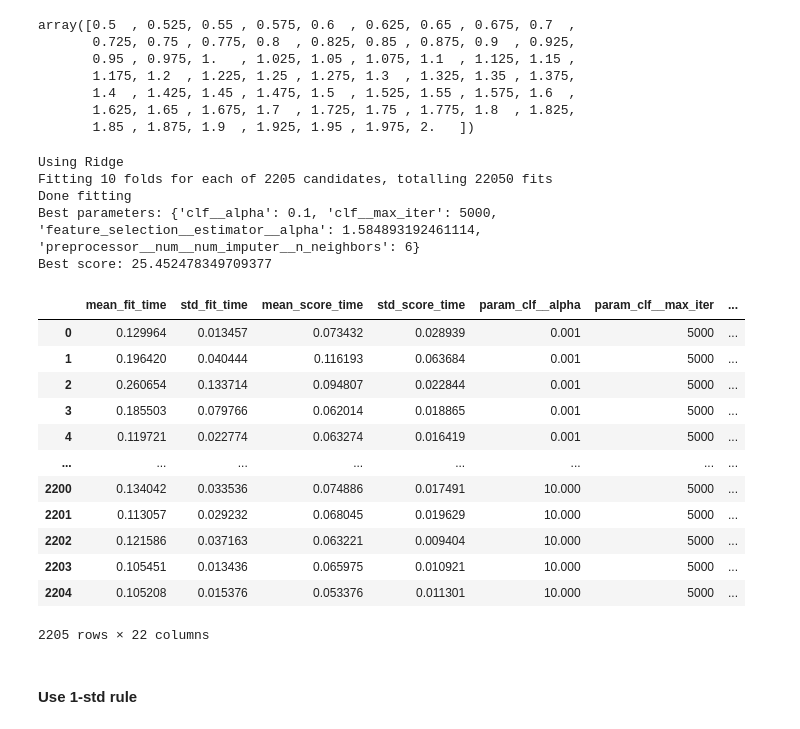
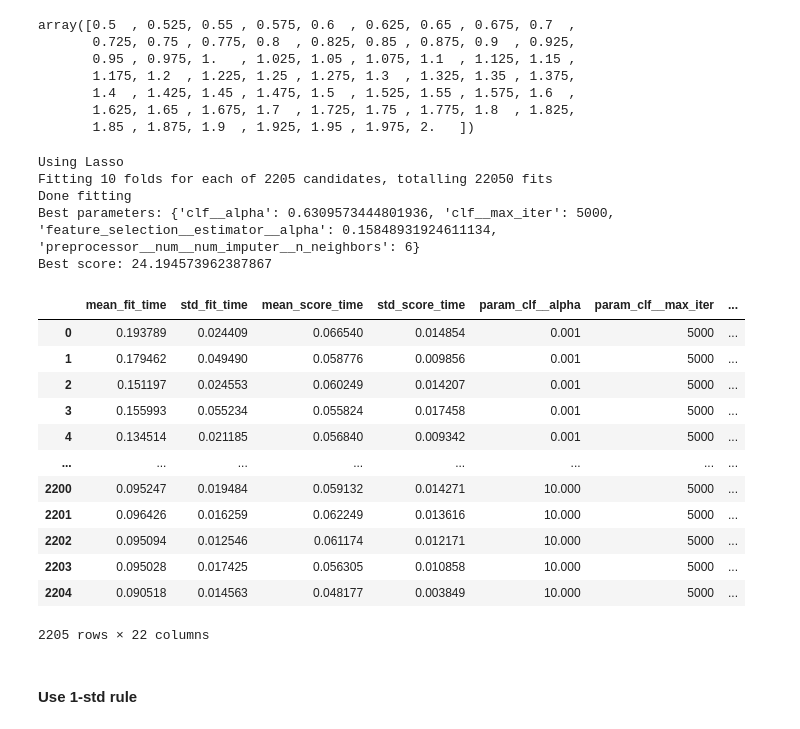
Before and after one commit to viktorseba/CDA, a Jupyter notebook: Case1/project.ipynb, the cells around one changed output. Cells and saved outputs as stored; diff of their text form; code cells hidden in the pictures.

```diff
--- a/Case1/project.ipynb
+++ b/Case1/project.ipynb
@@ -1111,6 +1111,7 @@ from sklearn.preprocessing import OneHotEncoder, StandardScaler
 from sklearn.compose import ColumnTransformer
 from sklearn.impute import KNNImputer, SimpleImputer
 from sklearn.svm import SVR
+from sklearn.model_selection import GridSearchCV
 from sklearn.utils.validation import check_is_fitted
 
 # Dataloading ####################################################################################
@@ -1143,7 +1144,7 @@ def make_pipeline(X, model=Ridge()):
 
     classifier = Pipeline(steps=[
         ('preprocessor', preprocesser),
-        ('feature_selection', SelectFromModel(Lasso())),  # Hyperparameter alpha
+        ('feature_selection', SelectFromModel(Lasso(max_iter=5000))),  # Hyperparameter alpha
         ('clf', model)
     ])
     return classifier
@@ -1191,7 +1192,7 @@ param_grid_Gradient = {
 
 # Run grid search for one model ##################################################################
 K = 10
-model = Ridge()
+model = Lasso()
 # model = SVR()
 model_class_name = model.__class__.__name__
 if model_class_name in ['Ridge', 'Lasso']:
@@ -1212,47 +1213,47 @@ grid_search = GridSearchCV(make_pipeline(X, model),
                            cv=K,
                            n_jobs=-1,
                            verbose=3,
                            scoring='neg_root_mean_squared_error',
                            refit=True,
                            return_train_score=False)
 
 # Fit the model with GridSearchCV
 grid_search.fit(X, y)
 print('Done fitting')
 
 # Use the best model to make predictions
 best_model = grid_search.best_estimator_
 best_parameters = grid_search.best_params_
 
 # Check the best parameters and model
 print("Best parameters:", best_parameters)
 print("Best score:", -grid_search.best_score_)
 
 # Check if all steps are fitted
 # check_is_fitted(best_model.named_steps['imputer'])
 
 # y_pred = best_model.predict(X_test)
 cv_results = pd.DataFrame(grid_search.cv_results_)
 cv_results.to_csv(f'{model_class_name}_cv_results.csv')
 cv_results
 # %% [output]
-Using Ridge
+Using Lasso
 Fitting 10 folds for each of 2205 candidates, totalling 22050 fits
 Done fitting
-Best parameters: {'clf__alpha': 0.1, 'clf__max_iter': 5000, 'feature_selection__estimator__alpha': 1.584893192461114, 'preprocessor__num__num_imputer__n_neighbors': 6}
-Best score: 25.452478349709377
+Best parameters: {'clf__alpha': 0.6309573444801936, 'clf__max_iter': 5000, 'feature_selection__estimator__alpha': 0.15848931924611134, 'preprocessor__num__num_imputer__n_neighbors': 6}
+Best score: 24.194573962387867
 |  | mean_fit_time | std_fit_time | mean_score_time | std_score_time | param_clf__alpha | param_clf__max_iter | ... |
-| 0 | 0.129964 | 0.013457 | 0.073432 | 0.028939 | 0.001 | 5000 | ... |
-| 1 | 0.196420 | 0.040444 | 0.116193 | 0.063684 | 0.001 | 5000 | ... |
-| 2 | 0.260654 | 0.133714 | 0.094807 | 0.022844 | 0.001 | 5000 | ... |
-| 3 | 0.185503 | 0.079766 | 0.062014 | 0.018865 | 0.001 | 5000 | ... |
-| 4 | 0.119721 | 0.022774 | 0.063274 | 0.016419 | 0.001 | 5000 | ... |
+| 0 | 0.193789 | 0.024409 | 0.066540 | 0.014854 | 0.001 | 5000 | ... |
+| 1 | 0.179462 | 0.049490 | 0.058776 | 0.009856 | 0.001 | 5000 | ... |
+| 2 | 0.151197 | 0.024553 | 0.060249 | 0.014207 | 0.001 | 5000 | ... |
+| 3 | 0.155993 | 0.055234 | 0.055824 | 0.017458 | 0.001 | 5000 | ... |
+| 4 | 0.134514 | 0.021185 | 0.056840 | 0.009342 | 0.001 | 5000 | ... |
 | ... | ... | ... | ... | ... | ... | ... | ... |
-| 2200 | 0.134042 | 0.033536 | 0.074886 | 0.017491 | 10.000 | 5000 | ... |
-| 2201 | 0.113057 | 0.029232 | 0.068045 | 0.019629 | 10.000 | 5000 | ... |
-| 2202 | 0.121586 | 0.037163 | 0.063221 | 0.009404 | 10.000 | 5000 | ... |
-| 2203 | 0.105451 | 0.013436 | 0.065975 | 0.010921 | 10.000 | 5000 | ... |
-| 2204 | 0.105208 | 0.015376 | 0.053376 | 0.011301 | 10.000 | 5000 | ... |
+| 2200 | 0.095247 | 0.019484 | 0.059132 | 0.014271 | 10.000 | 5000 | ... |
+| 2201 | 0.096426 | 0.016259 | 0.062249 | 0.013616 | 10.000 | 5000 | ... |
+| 2202 | 0.095094 | 0.012546 | 0.061174 | 0.012171 | 10.000 | 5000 | ... |
+| 2203 | 0.095028 | 0.017425 | 0.056305 | 0.010858 | 10.000 | 5000 | ... |
+| 2204 | 0.090518 | 0.014563 | 0.048177 | 0.003849 | 10.000 | 5000 | ... |
 2205 rows × 22 columns
 # %%
 cv_results = pd.DataFrame(grid_search.cv_results_)
```
Also changed, not shown: parts of 9 cells of this notebook, 4 other files.
